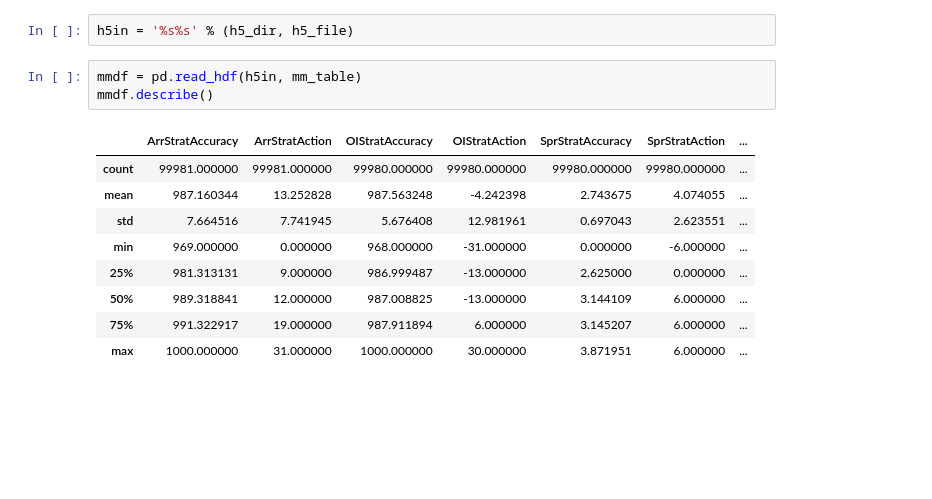
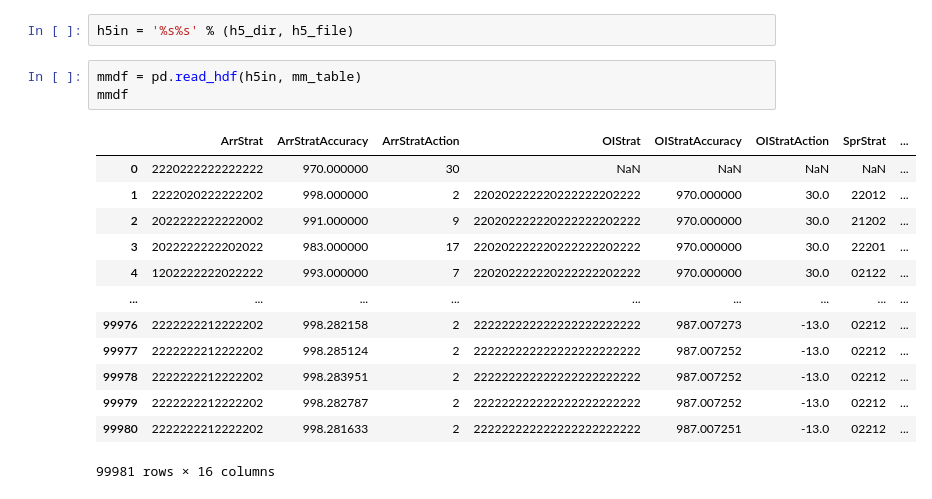
Before and after one commit to JackBenny39/mmabm, a Jupyter notebook: Notebooks/mmstrats.ipynb, the cells around one changed output. Cells and saved outputs as stored; diff of their text form; blank space fills up the shorter version.

Commit message:
Update Notebook to investigate forecast accuracy

```diff
--- a/Notebooks/mmstrats.ipynb
+++ b/Notebooks/mmstrats.ipynb
@@ -11,14 +11,18 @@ mm_table = 'signal_%d' % 3000
 h5in = '%s%s' % (h5_dir, h5_file)
 # %%
 mmdf = pd.read_hdf(h5in, mm_table)
-mmdf.describe()
+mmdf
 # %% [output]
-|  | ArrStratAccuracy | ArrStratAction | OIStratAccuracy | OIStratAction | SprStratAccuracy | SprStratAction | ... |
-| count | 99981.000000 | 99981.000000 | 99980.000000 | 99980.000000 | 99980.000000 | 99980.000000 | ... |
-| mean | 987.160344 | 13.252828 | 987.563248 | -4.242398 | 2.743675 | 4.074055 | ... |
-| std | 7.664516 | 7.741945 | 5.676408 | 12.981961 | 0.697043 | 2.623551 | ... |
-| min | 969.000000 | 0.000000 | 968.000000 | -31.000000 | 0.000000 | -6.000000 | ... |
-| 25% | 981.313131 | 9.000000 | 986.999487 | -13.000000 | 2.625000 | 0.000000 | ... |
-| 50% | 989.318841 | 12.000000 | 987.008825 | -13.000000 | 3.144109 | 6.000000 | ... |
-| 75% | 991.322917 | 19.000000 | 987.911894 | 6.000000 | 3.145207 | 6.000000 | ... |
-| max | 1000.000000 | 31.000000 | 1000.000000 | 30.000000 | 3.871951 | 6.000000 | ... |
+|  | ArrStrat | ArrStratAccuracy | ArrStratAction | OIStrat | OIStratAccuracy | OIStratAction | SprStrat | ... |
+| 0 | 2220222222222222 | 970.000000 | 30 | NaN | NaN | NaN | NaN | ... |
+| 1 | 2222020222222202 | 998.000000 | 2 | 220202222220222222202222 | 970.000000 | 30.0 | 22012 | ... |
+| 2 | 2022222222222002 | 991.000000 | 9 | 220202222220222222202222 | 970.000000 | 30.0 | 21202 | ... |
+| 3 | 2022222222202022 | 983.000000 | 17 | 220202222220222222202222 | 970.000000 | 30.0 | 22201 | ... |
+| 4 | 1202222222022222 | 993.000000 | 7 | 220202222220222222202222 | 970.000000 | 30.0 | 02122 | ... |
+| ... | ... | ... | ... | ... | ... | ... | ... | ... |
+| 99976 | 2222222212222202 | 998.282158 | 2 | 222222222222222222222222 | 987.007273 | -13.0 | 02212 | ... |
+| 99977 | 2222222212222202 | 998.285124 | 2 | 222222222222222222222222 | 987.007252 | -13.0 | 02212 | ... |
+| 99978 | 2222222212222202 | 998.283951 | 2 | 222222222222222222222222 | 987.007252 | -13.0 | 02212 | ... |
+| 99979 | 2222222212222202 | 998.282787 | 2 | 222222222222222222222222 | 987.007252 | -13.0 | 02212 | ... |
+| 99980 | 2222222212222202 | 998.281633 | 2 | 222222222222222222222222 | 987.007251 | -13.0 | 02212 | ... |
+99981 rows × 16 columns
```
Also changed, not shown: parts of 7 cells of this notebook.
